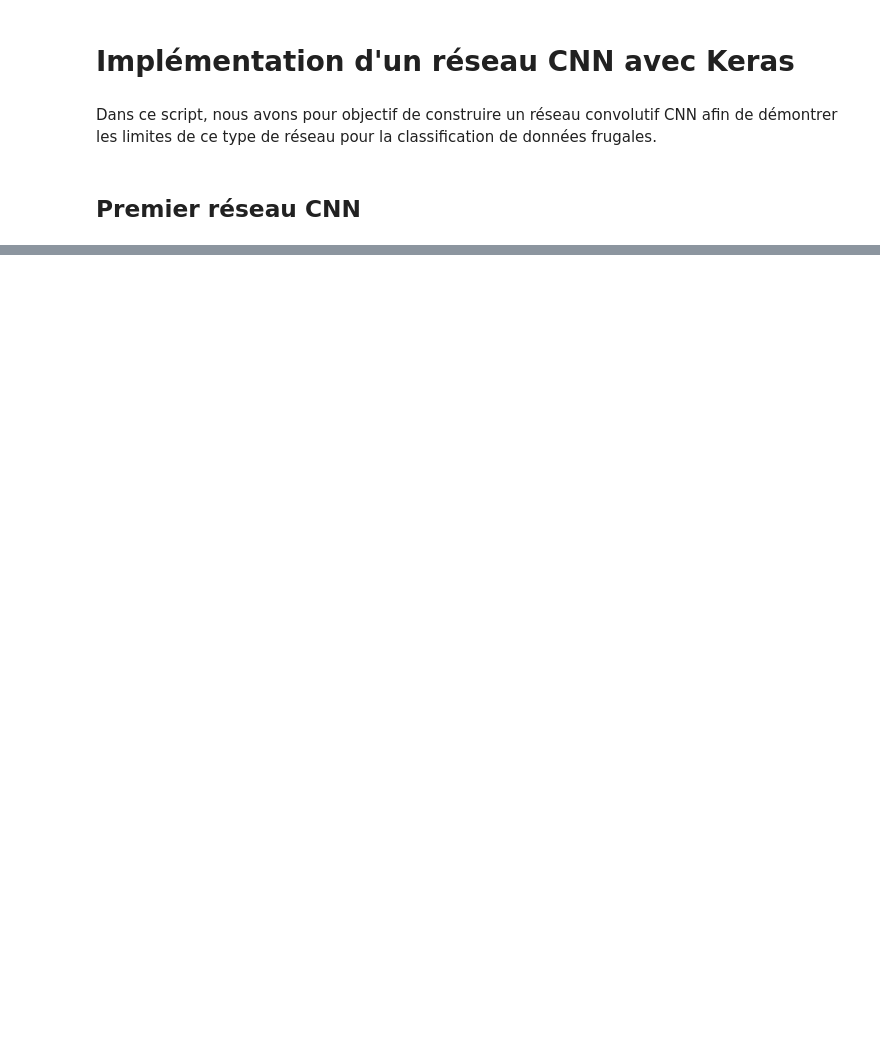
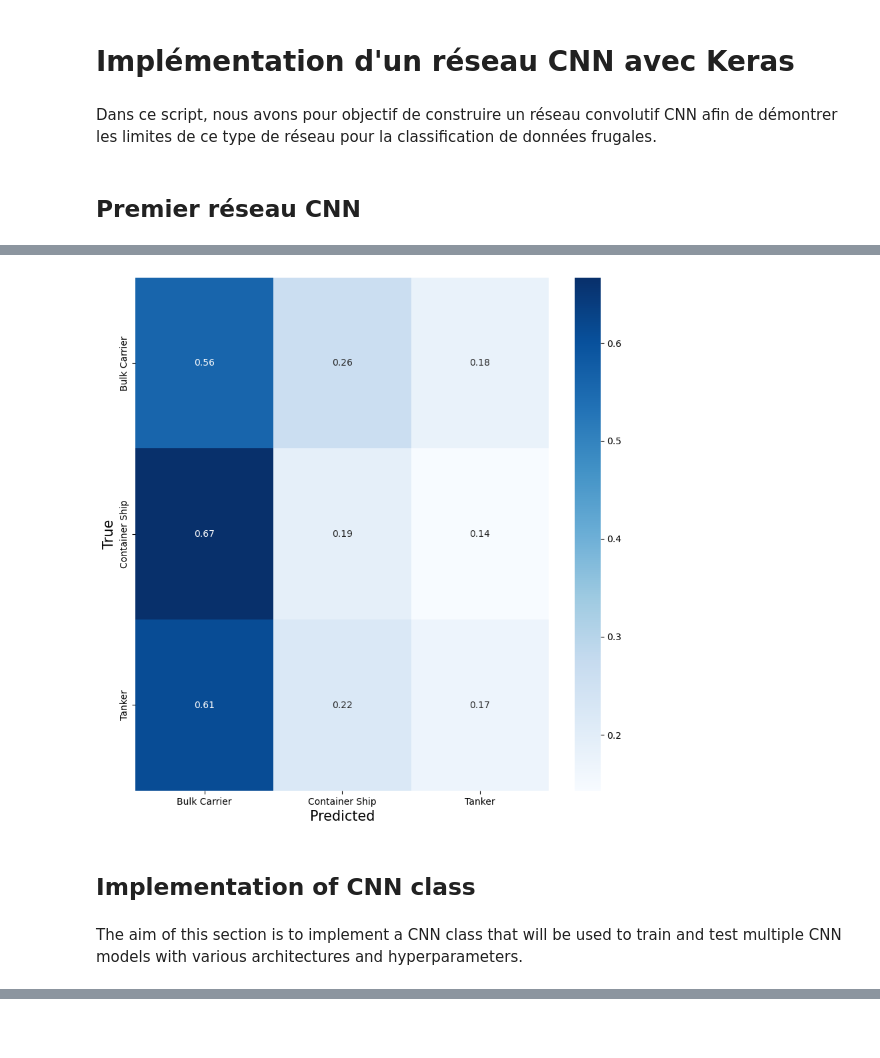
Before and after one commit to jufch/SiameseNetwork, a Jupyter notebook: CNN.ipynb, the cells around one changed output, grey strips where cells are left out. Saved outputs shown, nothing was run; the diff lists cells and outputs as text; code cells hidden in the pictures; blank space fills up the shorter version.

Commit message:
Gitignore and implementation of CNN class

```diff
--- a/CNN.ipynb
+++ b/CNN.ipynb
@@ -299,0 +207,21 @@ TypeError: Model.fit() got an unexpected keyword argument 'validation_y'
+# %%
+def plot_confusion_matrix(y_true, y_pred, class_names):
+    from sklearn.metrics import confusion_matrix
+    import seaborn as sns
+    import matplotlib.pyplot as plt
+
+    cm = confusion_matrix(y_true, y_pred, normalize='true')
+
+    fig, ax = plt.subplots(figsize=(10, 10))
+    ax = sns.heatmap(cm, annot=True, cmap='Blues', xticklabels=class_names, yticklabels=class_names)
+    ax.set_xlabel('Predicted', fontsize=15)
+    ax.set_ylabel('True', fontsize=15)
+    plt.show()
+
+# Plot the confusion matrix
+y_pred = model.predict(test_generator)
+y_pred = np.argmax(y_pred, axis=1)
+y_true = test_generator.classes
+class_names = list(test_generator.class_indices.keys())
+plot_confusion_matrix(y_true, y_pred, class_names)
+# %% [output]
@@ -299,0 +229,5 @@ TypeError: Model.fit() got an unexpected keyword argument 'validation_y'
+[figure, added]
+# %% [markdown]
+## Implementation of CNN class
+# %% [markdown]
+The aim of this section is to implement a CNN class that will be used to train and test multiple CNN models with various architectures and hyperparameters.
```
Also changed, not shown: parts of 15 cells of this notebook, 7 other files.
